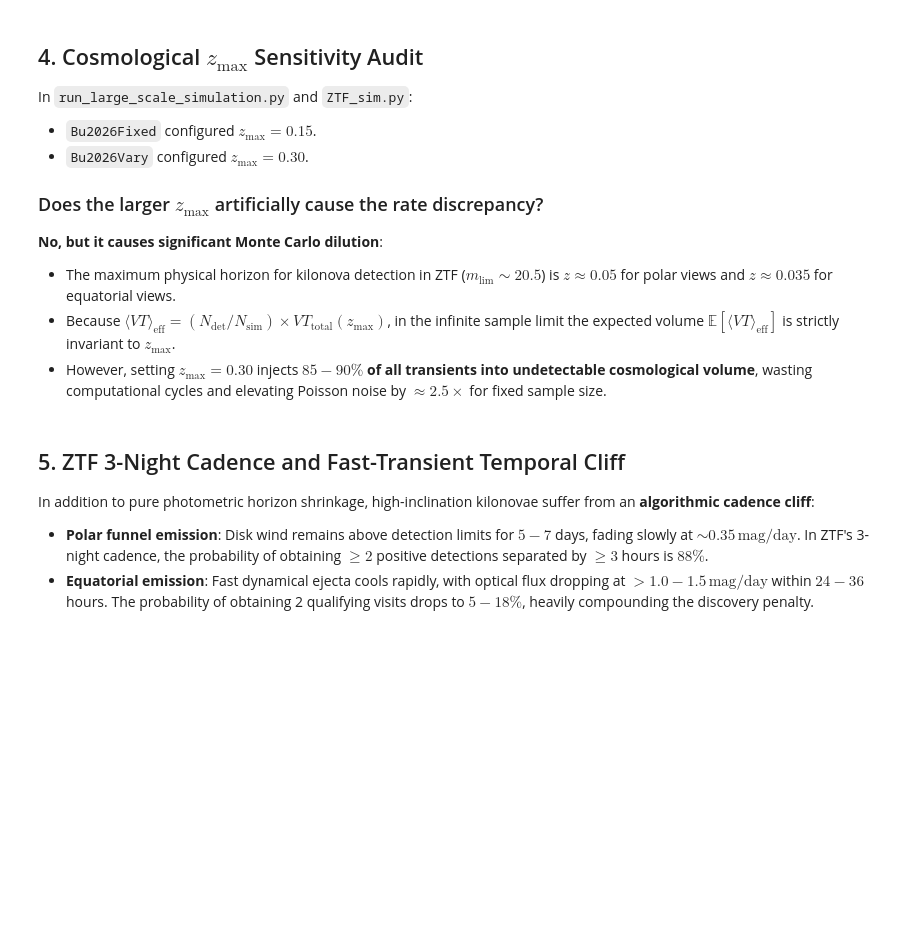
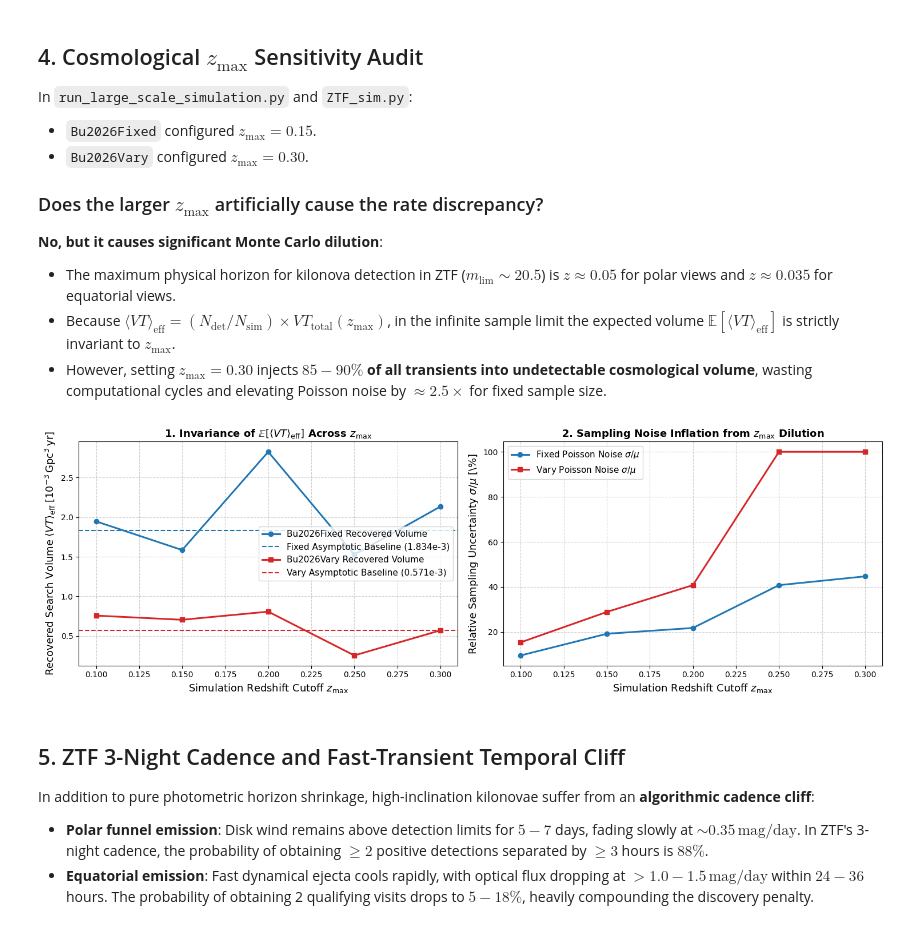
Before and after one commit to tylerbarna/kn-rates, a Jupyter notebook: notebooks/06_bu2026_inclination_discrepancy_investigation.ipynb, the cells around one changed output. Saved outputs shown, nothing was run; the diff lists cells and outputs as text; code cells hidden in the pictures; blank space fills up the shorter version.

```diff
--- a/notebooks/06_bu2026_inclination_discrepancy_investigation.ipynb
+++ b/notebooks/06_bu2026_inclination_discrepancy_investigation.ipynb
@@ -194,32 +203,34 @@ In `run_large_scale_simulation.py` and `ZTF_sim.py`:
 # %%
 fig, axes = plt.subplots(1, 2, figsize=(15, 5))
 
 # Subplot 1: Recovered VT_eff vs z_max
 z_vals = df_zmax['z_max']
 axes[0].plot(z_vals, df_zmax['bu2026fixed_vt_rec'] * 1e3, 'o-', color='#1f77b4', lw=2.2, label='Bu2026Fixed Recovered Volume')
 axes[0].axhline(1.834, color='#1f77b4', linestyle='--', lw=1.5, label='Fixed Asymptotic Baseline (1.834e-3)')
 
 axes[0].plot(z_vals, df_zmax['bu2026vary_vt_rec'] * 1e3, 's-', color='#d62728', lw=2.2, label='Bu2026Vary Recovered Volume')
 axes[0].axhline(0.571, color='#d62728', linestyle='--', lw=1.5, label='Vary Asymptotic Baseline (0.571e-3)')
 
-axes[0].set_xlabel('Simulation Redshift Cutoff $z_{\\mathrm{max}}$')
-axes[0].set_ylabel(r'Recovered Search Volume $\langle VT \rangle_{\\mathrm{eff}}\;[10^{-3}\,\mathrm{Gpc}^3\,\mathrm{yr}]$')
-axes[0].set_title(r'1. Invariance of $\mathbb{E}[\langle VT \rangle_{\\mathrm{eff}}]$ Across $z_{\\mathrm{max}}$', fontweight='bold')
+axes[0].set_xlabel('Simulation Redshift Cutoff $z_{\mathrm{max}}$')
+axes[0].set_ylabel(r'Recovered Search Volume $\langle VT \rangle_{\mathrm{eff}}\;[10^{-3}\,\mathrm{Gpc}^3\,\mathrm{yr}]$')
+axes[0].set_title(r'1. Invariance of $\mathbb{E}[\langle VT \rangle_{\mathrm{eff}}]$ Across $z_{\mathrm{max}}$', fontweight='bold')
 axes[0].grid(True, linestyle='--', alpha=0.6)
 axes[0].legend(loc='center right')
 
 # Subplot 2: Poisson Sampling Noise Penalty
 axes[1].plot(z_vals, df_zmax['bu2026fixed_noise_pct'], 'o-', color='#1f77b4', lw=2.2, label='Fixed Poisson Noise $\\sigma / \\mu$')
 axes[1].plot(z_vals, df_zmax['bu2026vary_noise_pct'], 's-', color='#d62728', lw=2.2, label='Vary Poisson Noise $\\sigma / \\mu$')
 
-axes[1].set_xlabel('Simulation Redshift Cutoff $z_{\\mathrm{max}}$')
+axes[1].set_xlabel('Simulation Redshift Cutoff $z_{\mathrm{max}}$')
 axes[1].set_ylabel('Relative Sampling Uncertainty $\\sigma / \\mu$ [\\%]')
-axes[1].set_title(r'2. Sampling Noise Inflation from $z_{\\mathrm{max}}$ Dilution', fontweight='bold')
+axes[1].set_title(r'2. Sampling Noise Inflation from $z_{\mathrm{max}}$ Dilution', fontweight='bold')
 axes[1].grid(True, linestyle='--', alpha=0.6)
 axes[1].legend(loc='upper left')
 
 plt.tight_layout()
 plt.show()
+# %% [output]
+[figure, added]
 # %% [markdown]
 ## 5. ZTF 3-Night Cadence and Fast-Transient Temporal Cliff
 
```
Also changed, not shown: parts of 6 cells of this notebook, 4 other files.
